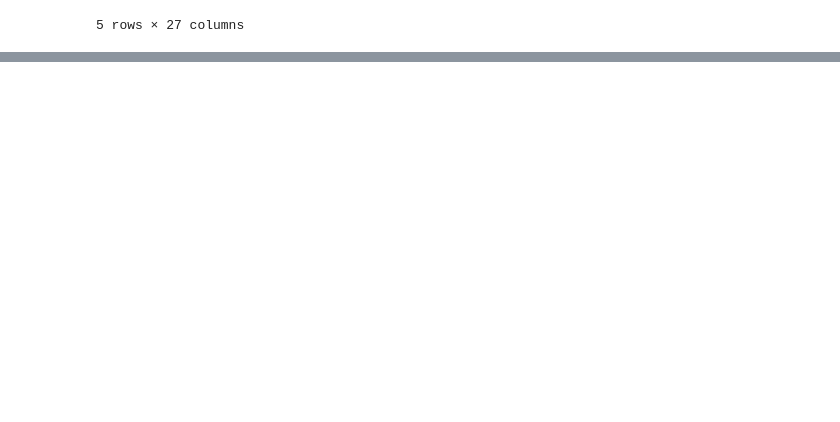
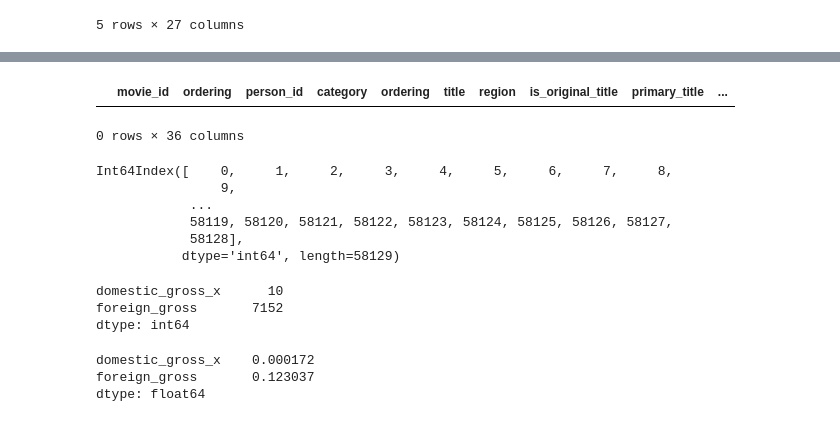
Before and after one commit to FrancisNdirangu/Phase-2-Project, a Jupyter notebook: merged_notebook.ipynb, the cells around one changed output, grey strips where cells are left out. Saved outputs shown, nothing was run; the diff lists cells and outputs as text; code cells hidden in the pictures; blank space fills up the shorter version.

```diff
--- a/merged_notebook.ipynb
+++ b/merged_notebook.ipynb
@@ -719,0 +794,28 @@ final_combined.head()
+# %%
+#zero rows
+all_combined[all_combined.duplicated() == True]
+# %% [output]
+|  | movie_id | ordering | person_id | category | ordering | title | region | is_original_title | primary_title | ... |
+0 rows × 36 columns
+# %%
+missing_index = list(all_combined[all_combined.isna() == True ].index)
+# %% [output]
+Int64Index([    0,     1,     2,     3,     4,     5,     6,     7,     8,
+                9,
+            ...
+            58119, 58120, 58121, 58122, 58123, 58124, 58125, 58126, 58127,
+            58128],
+           dtype='int64', length=58129)
+# %%
+all_combined.isna().sum()[all_combined.isna().sum() > 0]
+# %% [output]
+domestic_gross_x      10
+foreign_gross       7152
+dtype: int64
+# %%
+#since rows are few I will drop
+all_combined.isna().mean()[all_combined.isna().mean() > 0]
+# %% [output]
+domestic_gross_x    0.000172
+foreign_gross       0.123037
+dtype: float64
```
Also changed, not shown: parts of 19 cells of this notebook.
